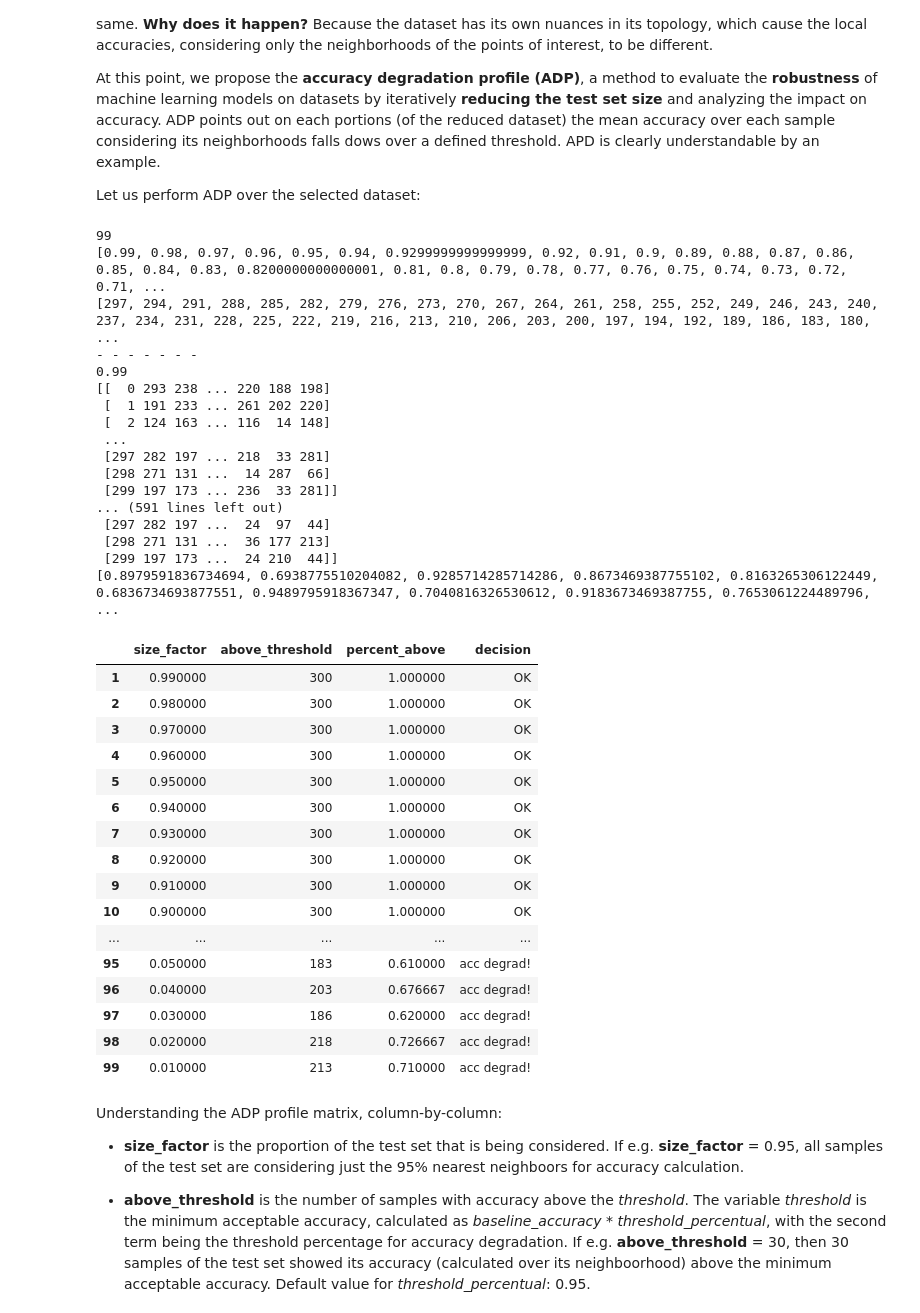
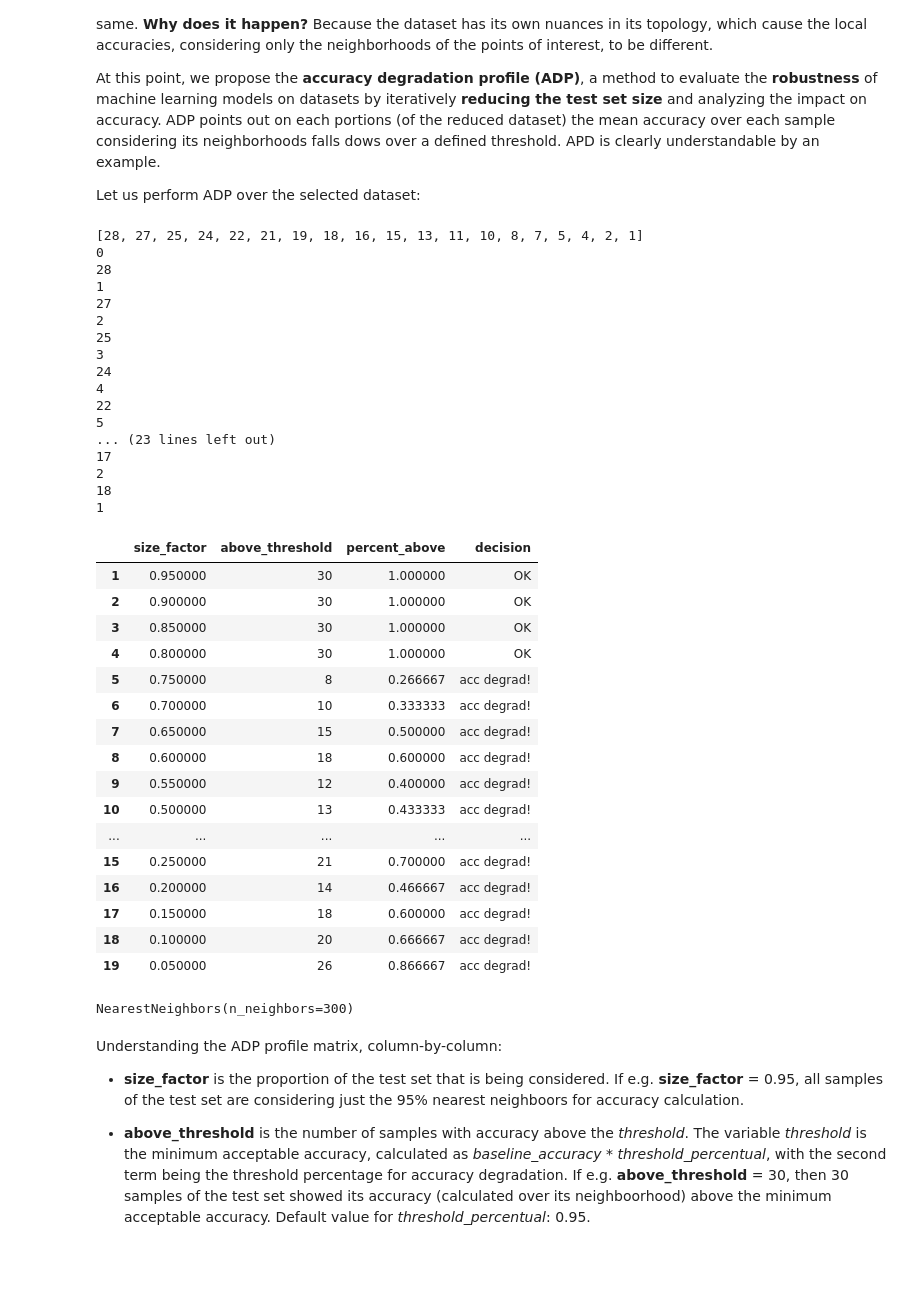
Before and after one commit to holistic-ai/holisticai, a Jupyter notebook: tutorials/robustness/measuring_robustness/measuring_accuracy_degradation_factor_classification.ipynb, the cells around one changed output. Cells and saved outputs as stored; diff of their text form; code cells hidden in the pictures; blank space fills up the shorter version.

```diff
--- a/tutorials/robustness/measuring_robustness/measuring_accuracy_degradation_factor_classification.ipynb
+++ b/tutorials/robustness/measuring_robustness/measuring_accuracy_degradation_factor_classification.ipynb
@@ -27,7 +27,7 @@ from sklearn.datasets import make_blobs
 
 # Generate synthetic data using make_blobs with closer centers
 center_box = 2.5
-X, y = make_blobs(n_samples=1000,
+X, y = make_blobs(n_samples=100,
                   centers=4,
                   n_features=2,
                   cluster_std=0.8,
@@ -109,47 +109,54 @@ Let us perform ADP over the selected dataset:
 # %%
 # Perform accuracy degradation profile (ADP)
 results = accuracy_degradation_profile(X_test,
                                        y_test,
                                        y_pred,
-                                       n_neighbors = 4,
-                                    #    baseline_accuracy = accuracy_test,
+                                       n_neighbors = 200,
+                                       step_size = 0.05,
                                        )
 results
 # %% [output]
-99
-[0.99, 0.98, 0.97, 0.96, 0.95, 0.94, 0.9299999999999999, 0.92, 0.91, 0.9, 0.89, 0.88, 0.87, 0.86, 0.85, 0.84, 0.83, 0.8200000000000001, 0.81, 0.8, 0.79, 0.78, 0.77, 0.76, 0.75, 0.74, 0.73, 0.72, 0.71, ...
-[297, 294, 291, 288, 285, 282, 279, 276, 273, 270, 267, 264, 261, 258, 255, 252, 249, 246, 243, 240, 237, 234, 231, 228, 225, 222, 219, 216, 213, 210, 206, 203, 200, 197, 194, 192, 189, 186, 183, 180, ...
-- - - - - - -
-0.99
-[[  0 293 238 ... 220 188 198]
- [  1 191 233 ... 261 202 220]
- [  2 124 163 ... 116  14 148]
- ...
- [297 282 197 ... 218  33 281]
- [298 271 131 ...  14 287  66]
- [299 197 173 ... 236  33 281]]
-... (591 lines left out)
- [297 282 197 ...  24  97  44]
- [298 271 131 ...  36 177 213]
- [299 197 173 ...  24 210  44]]
-[0.8979591836734694, 0.6938775510204082, 0.9285714285714286, 0.8673469387755102, 0.8163265306122449, 0.6836734693877551, 0.9489795918367347, 0.7040816326530612, 0.9183673469387755, 0.7653061224489796, ...
+[28, 27, 25, 24, 22, 21, 19, 18, 16, 15, 13, 11, 10, 8, 7, 5, 4, 2, 1]
+0
+28
+1
+27
+2
+25
+3
+24
+4
+22
+5
+... (23 lines left out)
+17
+2
+18
+1
 |  | size_factor | above_threshold | percent_above | decision |
-| 1 | 0.990000 | 300 | 1.000000 | OK |
-| 2 | 0.980000 | 300 | 1.000000 | OK |
-| 3 | 0.970000 | 300 | 1.000000 | OK |
-| 4 | 0.960000 | 300 | 1.000000 | OK |
-| 5 | 0.950000 | 300 | 1.000000 | OK |
-| 6 | 0.940000 | 300 | 1.000000 | OK |
-| 7 | 0.930000 | 300 | 1.000000 | OK |
-| 8 | 0.920000 | 300 | 1.000000 | OK |
-| 9 | 0.910000 | 300 | 1.000000 | OK |
-| 10 | 0.900000 | 300 | 1.000000 | OK |
+| 1 | 0.950000 | 30 | 1.000000 | OK |
+| 2 | 0.900000 | 30 | 1.000000 | OK |
+| 3 | 0.850000 | 30 | 1.000000 | OK |
+| 4 | 0.800000 | 30 | 1.000000 | OK |
+| 5 | 0.750000 | 8 | 0.266667 | acc degrad! |
+| 6 | 0.700000 | 10 | 0.333333 | acc degrad! |
+| 7 | 0.650000 | 15 | 0.500000 | acc degrad! |
+| 8 | 0.600000 | 18 | 0.600000 | acc degrad! |
+| 9 | 0.550000 | 12 | 0.400000 | acc degrad! |
+| 10 | 0.500000 | 13 | 0.433333 | acc degrad! |
 | ... | ... | ... | ... | ... |
-| 95 | 0.050000 | 183 | 0.610000 | acc degrad! |
-| 96 | 0.040000 | 203 | 0.676667 | acc degrad! |
-| 97 | 0.030000 | 186 | 0.620000 | acc degrad! |
-| 98 | 0.020000 | 218 | 0.726667 | acc degrad! |
-| 99 | 0.010000 | 213 | 0.710000 | acc degrad! |
+| 15 | 0.250000 | 21 | 0.700000 | acc degrad! |
+| 16 | 0.200000 | 14 | 0.466667 | acc degrad! |
+| 17 | 0.150000 | 18 | 0.600000 | acc degrad! |
+| 18 | 0.100000 | 20 | 0.666667 | acc degrad! |
+| 19 | 0.050000 | 26 | 0.866667 | acc degrad! |
+# %%
+from sklearn.neighbors import NearestNeighbors
+# Neighborhood on test set
+knn = NearestNeighbors(n_neighbors=300)
+knn.fit(X_train)
+# %% [output]
+NearestNeighbors(n_neighbors=300)
 # %% [markdown]
 Understanding the ADP profile matrix, column-by-column:
 
```
Also changed, not shown: parts of 18 cells of this notebook, 1 other file.
